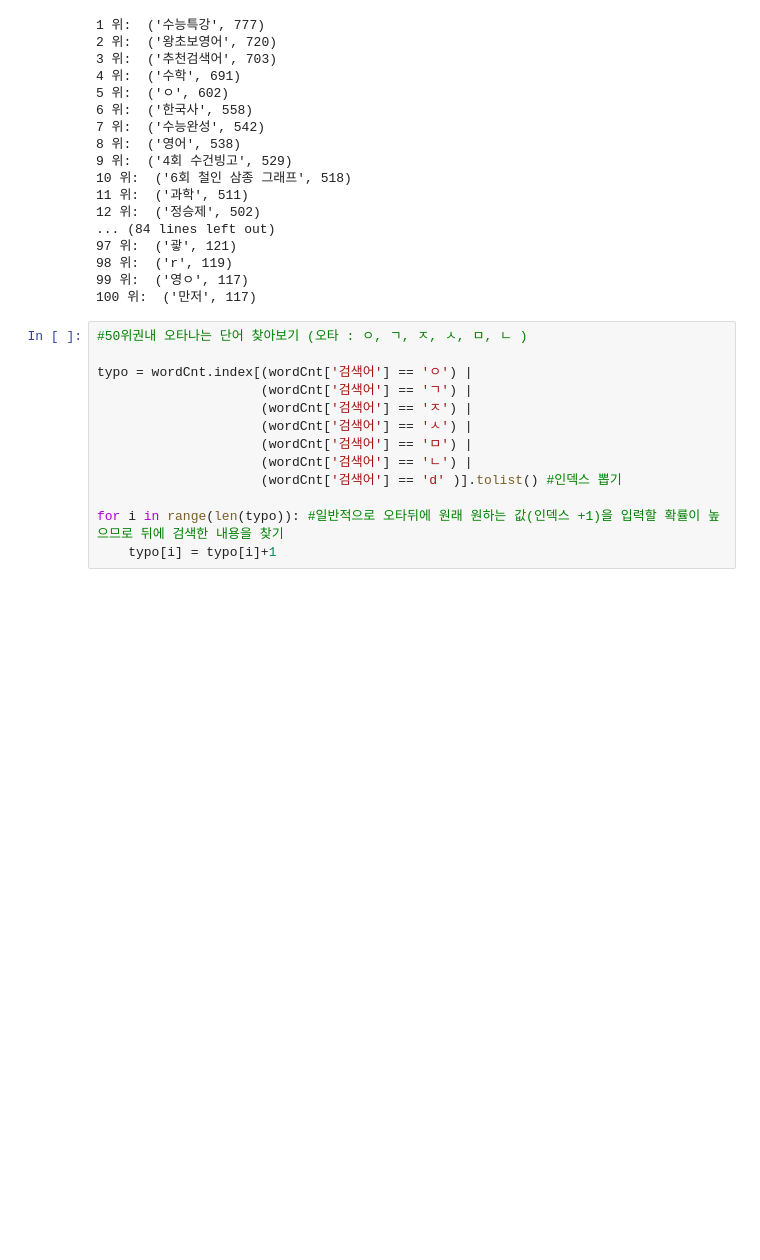
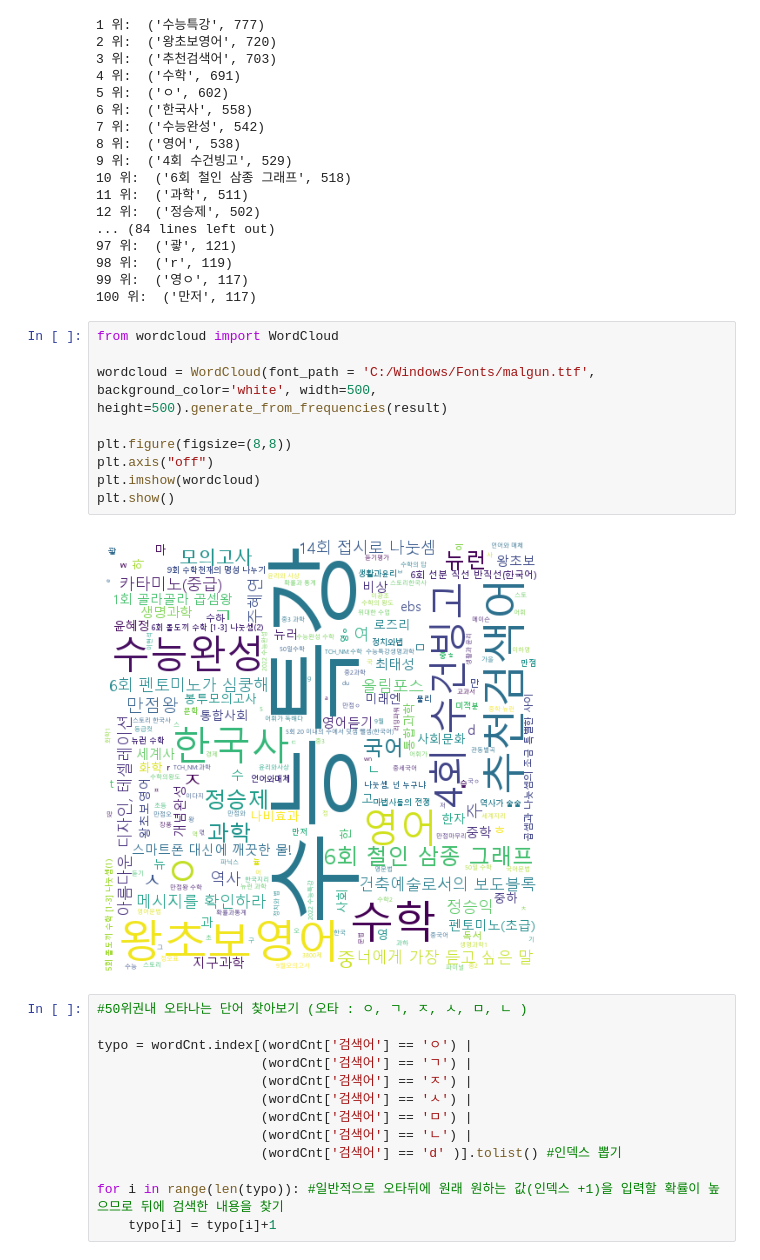
Before and after one commit to laweat/Internship, a Jupyter notebook: EBS/logData/wordCnt09.ipynb, the cells around one changed output. Drawn from its saved outputs; the diff is of its cells as text; blank space fills up the shorter version.

```diff
--- a/EBS/logData/wordCnt09.ipynb
+++ b/EBS/logData/wordCnt09.ipynb
@@ -64,6 +64,17 @@ for i in range(100): #100위 까지만 확인
 98 위:  ('r', 119)
 99 위:  ('영ㅇ', 117)
 100 위:  ('만저', 117)
+# %%
+from wordcloud import WordCloud
+
+wordcloud = WordCloud(font_path = 'C:/Windows/Fonts/malgun.ttf', background_color='white', width=500, height=500).generate_from_frequencies(result)
+
+plt.figure(figsize=(8,8))
+plt.axis("off")
+plt.imshow(wordcloud)
+plt.show()
+# %% [output]
+[figure, added]
 # %%
 #50위권내 오타나는 단어 찾아보기 (오타 : ㅇ, ㄱ, ㅈ, ㅅ, ㅁ, ㄴ )
 
```
Also changed, not shown: 2 other files.
